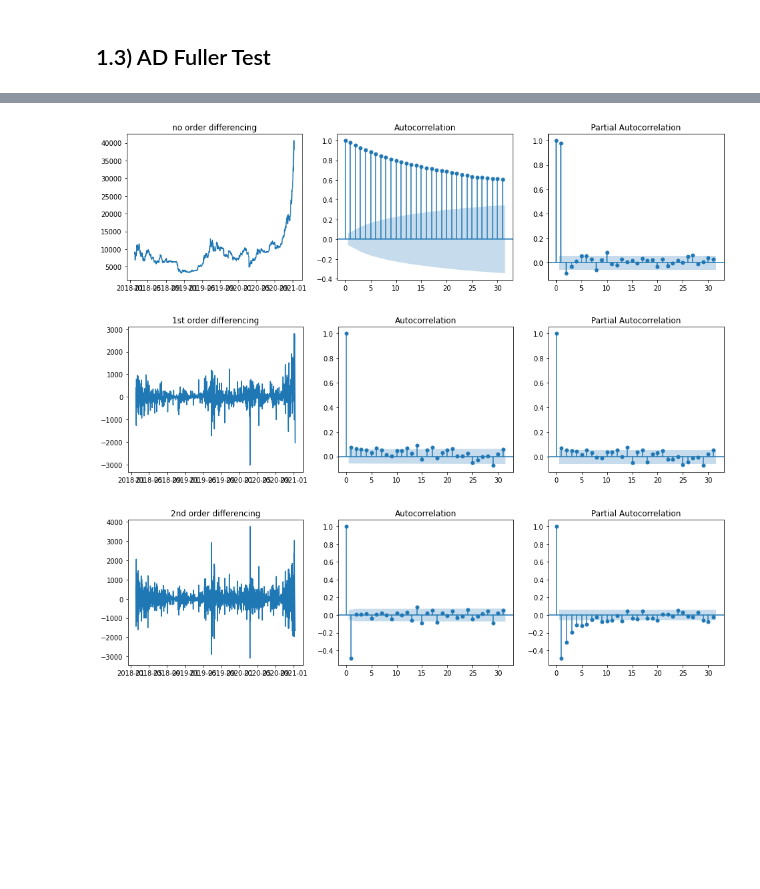
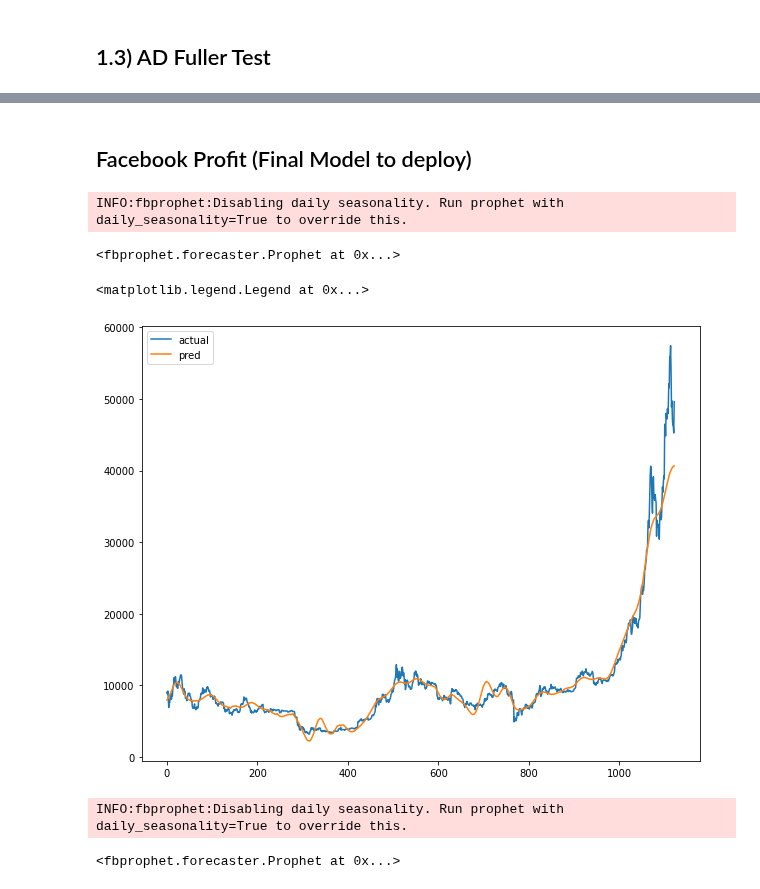
Before and after one commit to Dmunozig/crypto_sentiment, a Jupyter notebook: notebooks/Yassine modelling NB.ipynb, the cells around one changed output, grey strips where cells are left out. Drawn from its saved outputs; the diff is of its cells as text; code cells hidden in the pictures; blank space fills up the shorter version.

```diff
--- a/notebooks/Yassine modelling NB.ipynb
+++ b/notebooks/Yassine modelling NB.ipynb
@@ -129,24 +107,33 @@ diff = 2: p_value = 2.873984723140382e-25
-# %%
-fig, ax = plt.subplots(1,3, figsize=(16,4))
-ax[0].plot(train_df['price']); ax[0].set_title('no order differencing')
-plot_acf(train_df['price'], ax=ax[1])
-plot_pacf(train_df['price'], ax=ax[2])
-plt.show()
-# %% [output]
-[figure, removed]
-# %%
-fig, ax = plt.subplots(1,3, figsize=(16,4))
-ax[0].plot(train_df['price'].diff(1).dropna()); ax[0].set_title('1st order differencing')
-plot_acf(train_df['price'].diff(1).dropna(), ax=ax[1])
-plot_pacf(train_df['price'].diff(1).dropna(), ax=ax[2])
-plt.show()
-# %% [output]
-[figure, removed]
-# %%
-fig, ax = plt.subplots(1,3, figsize=(16,4))
-ax[0].plot(train_df['price'].diff(1).diff(1).dropna()); ax[0].set_title('2nd order differencing')
-plot_acf(train_df['price'].diff(1).diff(1).dropna(), ax=ax[1])
-plot_pacf(train_df['price'].diff(1).diff(1).dropna(), ax=ax[2])
-plt.show()
-# %% [output]
-[figure, removed]
+# %% [markdown]
+## Facebook Profit (Final Model to deploy)
+# %%
+profet_df = prices_greed_df.reset_index()
+profet_df.columns=['ds','y','score']
+# %%
+profet_train = profet_df.iloc[:1092]
+profet_test = profet_df.iloc[1092:]
+# %%
+model = Prophet()
+model.fit(profet_train)
+# %% [output]
+INFO:fbprophet:Disabling daily seasonality. Run prophet with daily_seasonality=True to override this.
+<fbprophet.forecaster.Prophet at 0x...>
+# %%
+horizon = 30
+future = model.make_future_dataframe(horizon)
+forecast = model.predict(future)
+# %%
+plt.figure(figsize=(10,8))
+plt.plot(profet_df["y"], label="actual")
+plt.plot(forecast["yhat"], label="pred")
+plt.legend()
+# %% [output]
+<matplotlib.legend.Legend at 0x...>
+[figure, added]
+# %%
+fg_model = Prophet(interval_width=0.95, weekly_seasonality=True, changepoint_prior_scale=2)
+fg_model.add_regressor("score")
+fg_model.fit(profet_train)
+# %% [output]
+INFO:fbprophet:Disabling daily seasonality. Run prophet with daily_seasonality=True to override this.
+<fbprophet.forecaster.Prophet at 0x...>
```
Also changed, not shown: parts of 37 cells of this notebook, 1 other file.
